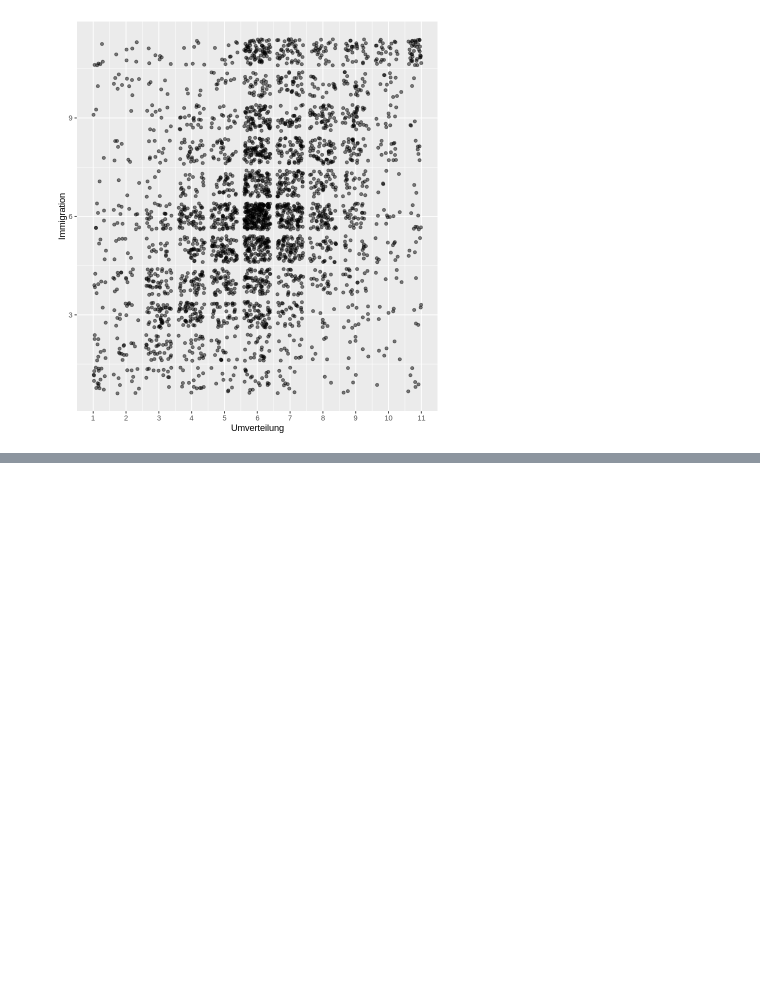
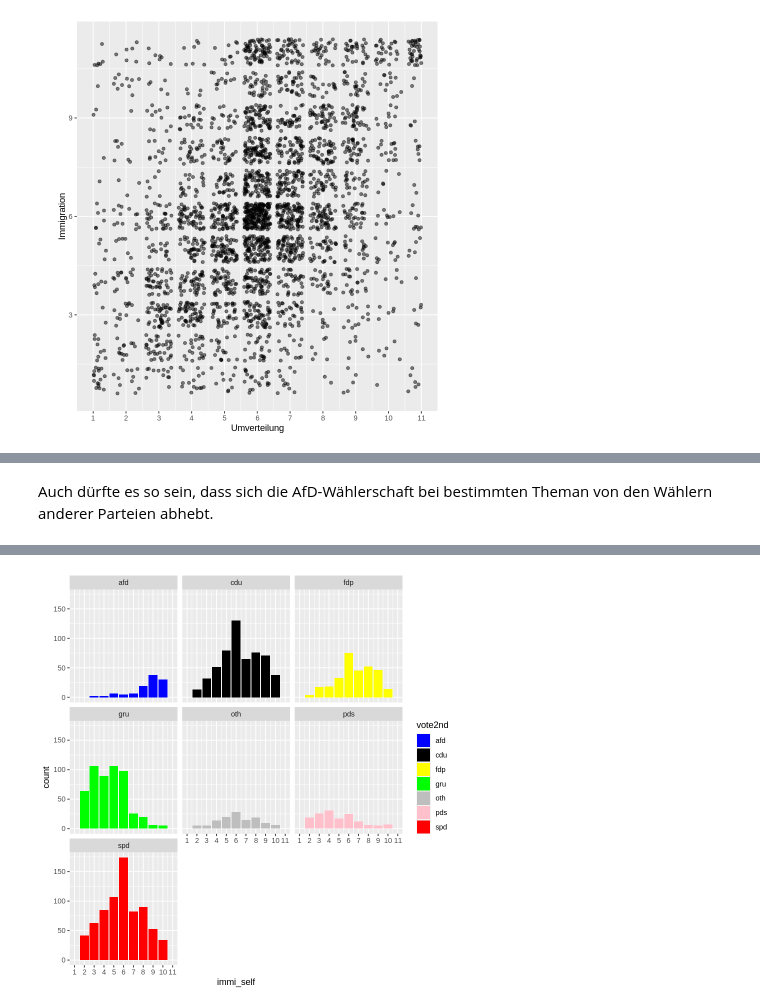
Before and after one commit to cstecker/politicsRLab, a Jupyter notebook: Ja, wen wählen Sie denn.ipynb, the cells around one changed output, grey strips where cells are left out. Cells and saved outputs as stored; diff of their text form; code cells hidden in the pictures; blank space fills up the shorter version.

```diff
--- a/Ja, wen wählen Sie denn.ipynb
+++ b/Ja, wen wählen Sie denn.ipynb
@@ -165,0 +173,16 @@ Warning message:
+# %% [markdown]
+Auch dürfte es so sein, dass sich die AfD-Wählerschaft bei bestimmten Theman von den Wählern anderer Parteien abhebt.
+# %%
+gles %>%
+  drop_na(vote2nd) %>%
+  ggplot(aes(x = immi_self, fill = vote2nd)) +
+  geom_bar() +
+  # Manuelle Farbzuweisung für die unterschiedlichen Kategorien von 'vote2nd'
+  scale_x_continuous(limits = c(1, 11),
+                     labels = 1:11,
+                     breaks = 1:11)  +
+  scale_fill_manual(
+    values = c("blue", "black", "yellow", "green", "grey", "pink", "red")
+  ) +
+  facet_wrap(~vote2nd)
+# %% [output]
@@ -165,0 +193 @@ Warning message:
+[figure, added]
```
Also changed, not shown: parts of 8 cells of this notebook.
